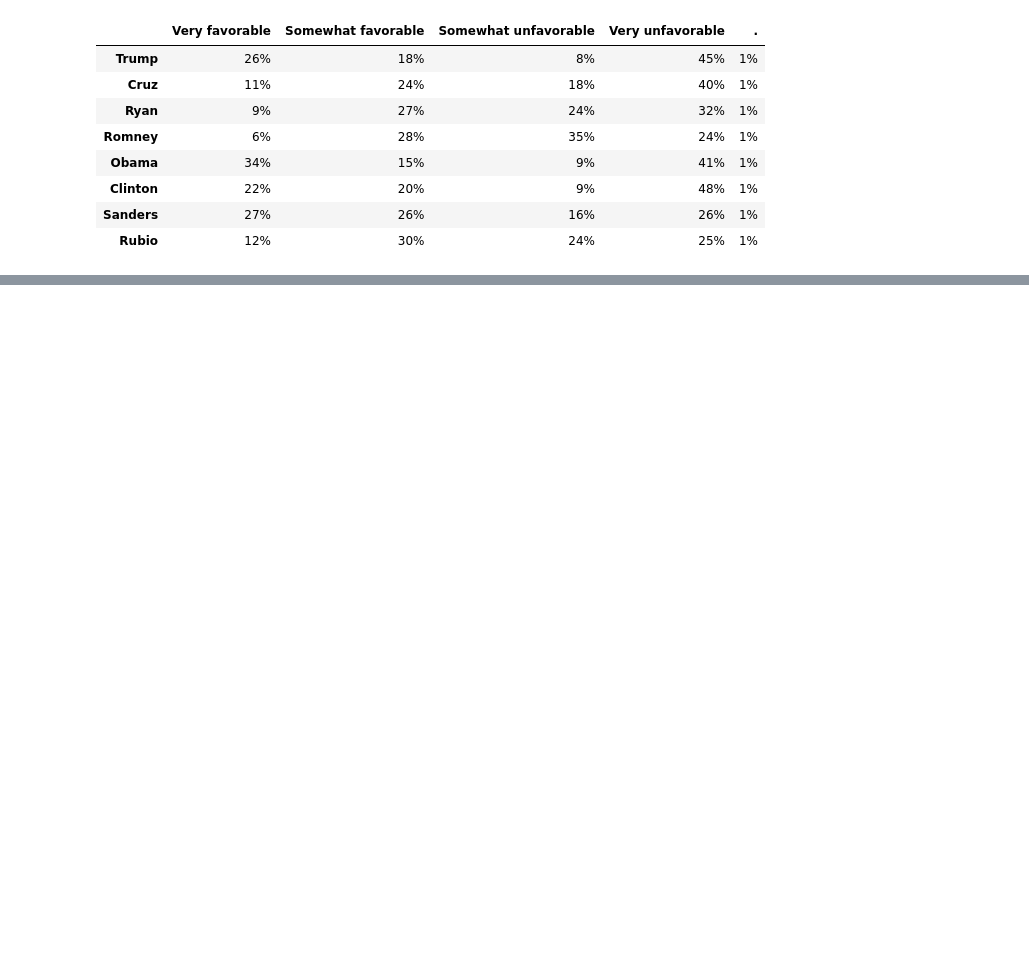
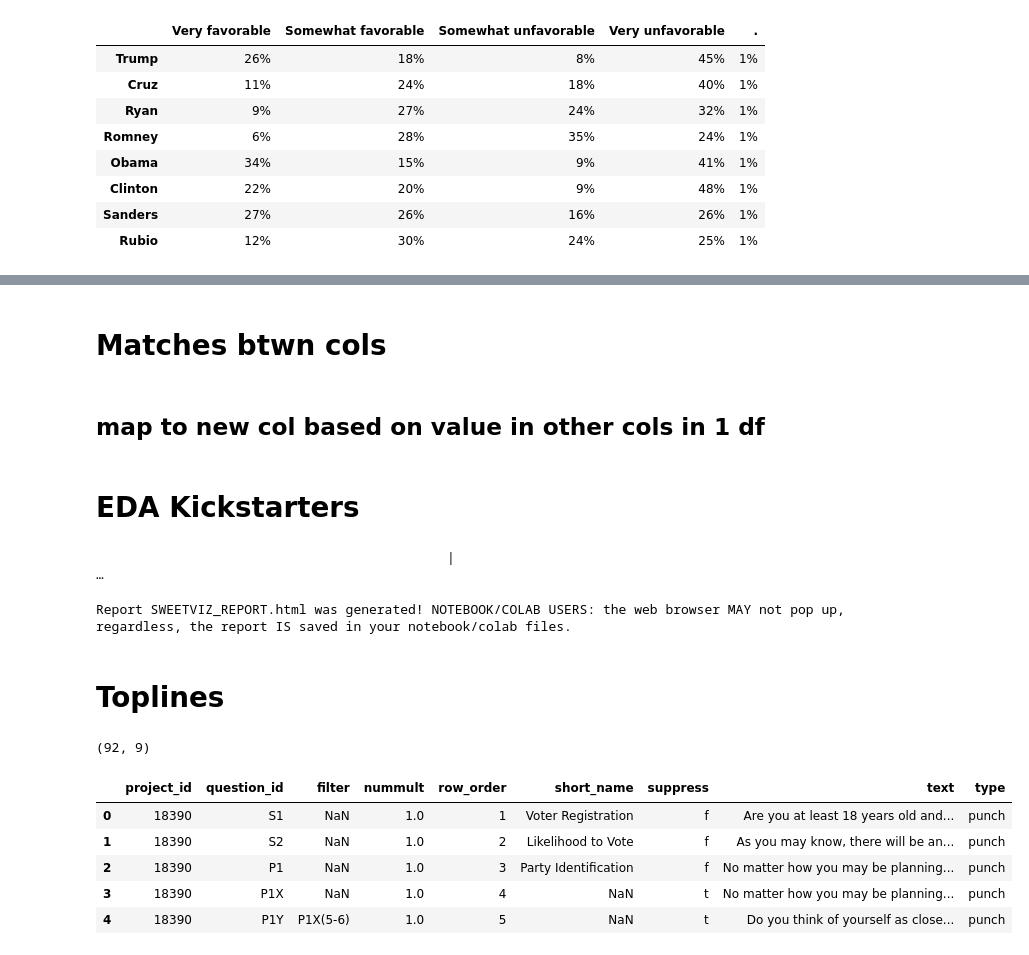
Before and after one commit to patruq/dpp, a Jupyter notebook: codes.ipynb, the cells around one changed output, grey strips where cells are left out. Saved outputs shown, nothing was run; the diff lists cells and outputs as text; code cells hidden in the pictures; blank space fills up the shorter version.

```diff
--- a/codes.ipynb
+++ b/codes.ipynb
@@ -31,0 +17,11 @@ surveys
+# %%
+surveys = pd.read_csv('./datasets/dpp/2016-survey-data-kaggle/VOTER_Survey_December16_Release1.csv')
+surveys.columns = surveys.columns.str.lower()
+
+q1 = pd.read_csv('../job-apply/interviews/gsg/data/question1_data.csv')
+
+q4_q = pd.read_csv('../job-apply/interviews/gsg/data/question4_files/questions.csv')
+q4_r = pd.read_csv('../job-apply/interviews/gsg/data/question4_files/responses.csv')
+q4_w_schemes = pd.read_csv('../job-apply/interviews/gsg/data/question4_files/weight_schemes.csv')
+q4_r_data= pd.read_csv('../job-apply/interviews/gsg/data/question4_files/respondent_data.csv')
+q4_r_weights= pd.read_csv('../job-apply/interviews/gsg/data/question4_files/respondent_weights.csv')
@@ -97,0 +145,4 @@ tables.groupby(gender_col)[reg_col].value_counts().unstack(level=[0])
+# %% [markdown]
+# Matches btwn cols
+# %% [markdown]
+## map to new col based on value in other cols in 1 df
@@ -97,0 +161,21 @@ tables.groupby(gender_col)[reg_col].value_counts().unstack(level=[0])
+# %% [markdown]
+# EDA Kickstarters
+# %%
+report = sv.analyze(q1)
+report.show_html()
+# %% [output]
+                                             |                                                                …
+Report SWEETVIZ_REPORT.html was generated! NOTEBOOK/COLAB USERS: the web browser MAY not pop up, regardless, the report IS saved in your notebook/colab files.
+# %% [markdown]
+# Toplines
+# %%
+print(q4_q.shape)
+q4_q.head()
+# %% [output]
+(92, 9)
+|  | project_id | question_id | filter | nummult | row_order | short_name | suppress | text | type |
+| 0 | 18390 | S1 | NaN | 1.0 | 1 | Voter Registration | f | Are you at least 18 years old and... | punch |
+| 1 | 18390 | S2 | NaN | 1.0 | 2 | Likelihood to Vote | f | As you may know, there will be an... | punch |
+| 2 | 18390 | P1 | NaN | 1.0 | 3 | Party Identification | f | No matter how you may be planning... | punch |
+| 3 | 18390 | P1X | NaN | 1.0 | 4 | NaN | t | No matter how you may be planning... | punch |
+| 4 | 18390 | P1Y | P1X(5-6) | 1.0 | 5 | NaN | t | Do you think of yourself as close... | punch |
```
Also changed, not shown: parts of 19 cells of this notebook.
